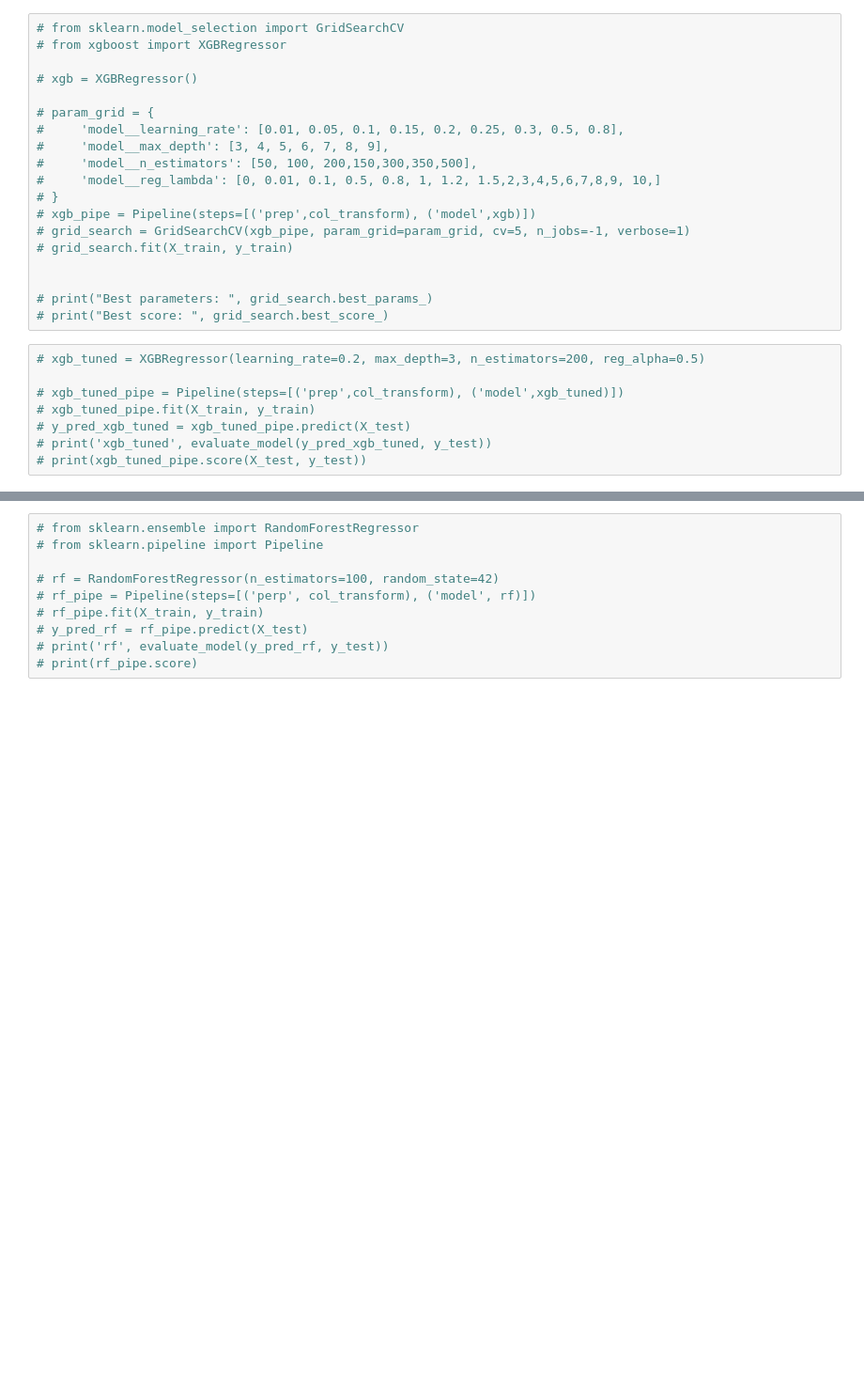
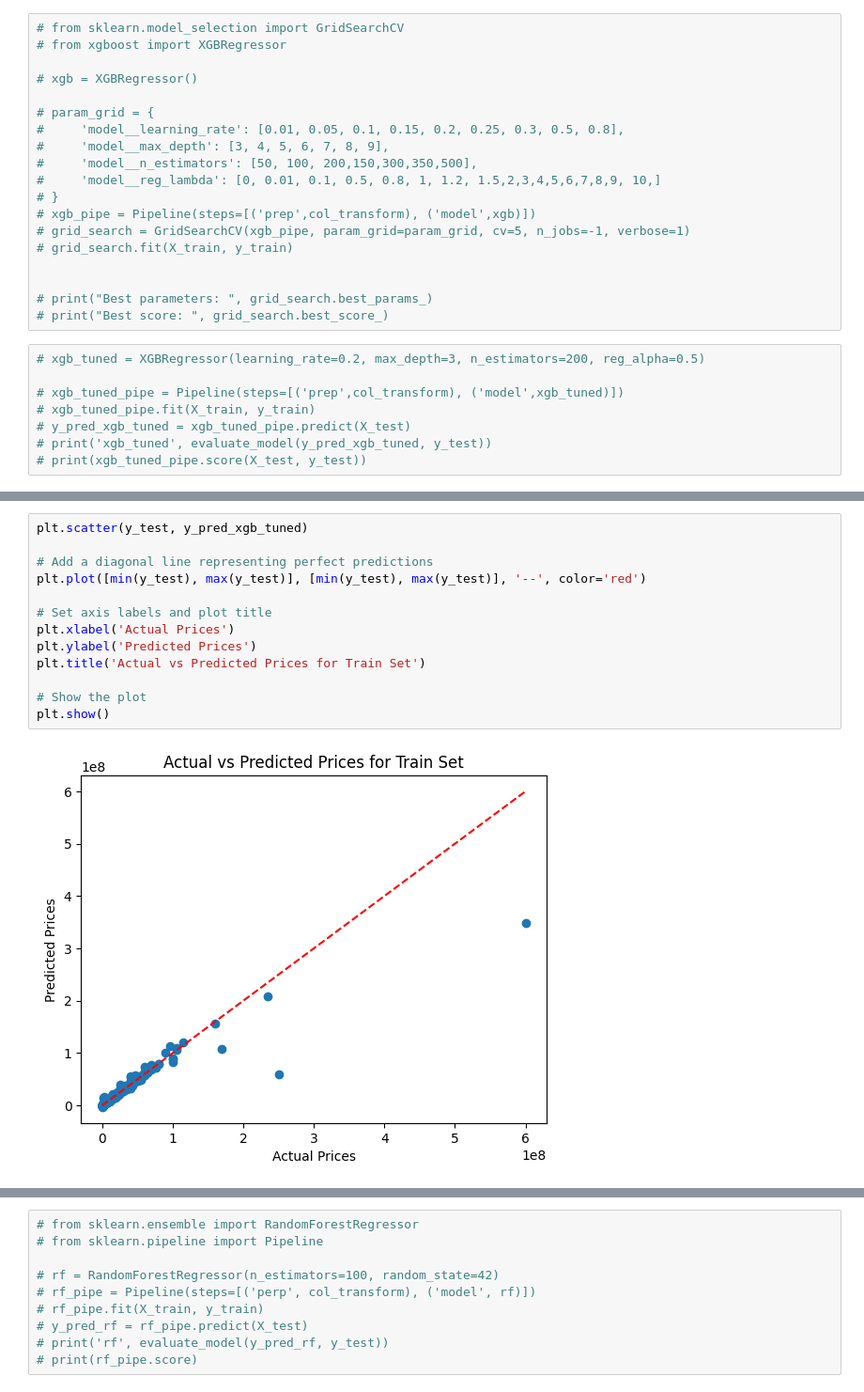
Before and after one commit to thenaivekid/House-Price-Prediction, a Jupyter notebook: xgboost.ipynb, the cells around one changed output, grey strips where cells are left out. Shown at 94% size. Drawn from its saved outputs; the diff is of its cells as text; blank space fills up the shorter version.

```diff
--- a/xgboost.ipynb
+++ b/xgboost.ipynb
@@ -213,0 +311,15 @@ xgb_tuned (0.6781201780640798, 3303170.945612981, 17864683.54412974, 31914691813
+# %%
+plt.scatter(y_test, y_pred_xgb_tuned)
+
+# Add a diagonal line representing perfect predictions
+plt.plot([min(y_test), max(y_test)], [min(y_test), max(y_test)], '--', color='red')
+
+# Set axis labels and plot title
+plt.xlabel('Actual Prices')
+plt.ylabel('Predicted Prices')
+plt.title('Actual vs Predicted Prices for Train Set')
+
+# Show the plot
+plt.show()
+# %% [output]
+[figure, added]
```
Also changed, not shown: parts of 18 cells of this notebook, 6 other files.
